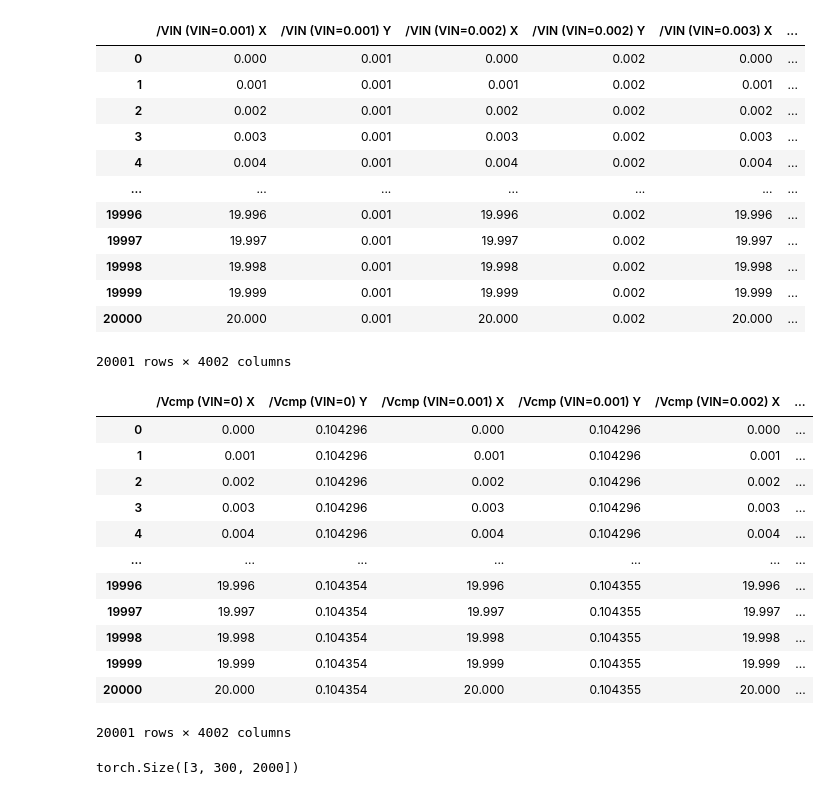
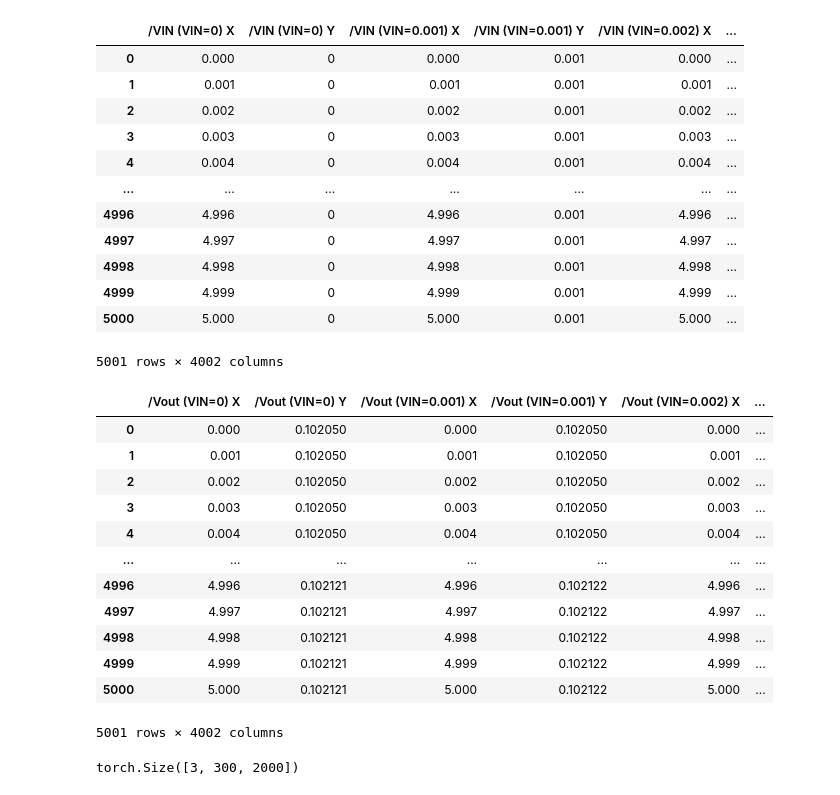
Before and after one commit to Neuromophic/Printed_Spiking_NN, a Jupyter notebook: simulation/1_read_const.ipynb, the cells around one changed output. Saved outputs shown, nothing was run; the diff lists cells and outputs as text; code cells hidden in the pictures.

```diff
--- a/simulation/1_read_const.ipynb
+++ b/simulation/1_read_const.ipynb
@@ -4,39 +4,39 @@ import numpy as np
 import matplotlib.pyplot as plt
 import torch
 # %%
-vin = pandas.read_csv('./data/VIN_0_2V_VDD1.csv')
+vin = pandas.read_csv('./data/VIN.csv')
 vin
 # %% [output]
-|  | /VIN (VIN=0.001) X | /VIN (VIN=0.001) Y | /VIN (VIN=0.002) X | /VIN (VIN=0.002) Y | /VIN (VIN=0.003) X | ... |
-| 0 | 0.000 | 0.001 | 0.000 | 0.002 | 0.000 | ... |
-| 1 | 0.001 | 0.001 | 0.001 | 0.002 | 0.001 | ... |
-| 2 | 0.002 | 0.001 | 0.002 | 0.002 | 0.002 | ... |
-| 3 | 0.003 | 0.001 | 0.003 | 0.002 | 0.003 | ... |
-| 4 | 0.004 | 0.001 | 0.004 | 0.002 | 0.004 | ... |
+|  | /VIN (VIN=0) X | /VIN (VIN=0) Y | /VIN (VIN=0.001) X | /VIN (VIN=0.001) Y | /VIN (VIN=0.002) X | ... |
+| 0 | 0.000 | 0 | 0.000 | 0.001 | 0.000 | ... |
+| 1 | 0.001 | 0 | 0.001 | 0.001 | 0.001 | ... |
+| 2 | 0.002 | 0 | 0.002 | 0.001 | 0.002 | ... |
+| 3 | 0.003 | 0 | 0.003 | 0.001 | 0.003 | ... |
+| 4 | 0.004 | 0 | 0.004 | 0.001 | 0.004 | ... |
 | ... | ... | ... | ... | ... | ... | ... |
-| 19996 | 19.996 | 0.001 | 19.996 | 0.002 | 19.996 | ... |
-| 19997 | 19.997 | 0.001 | 19.997 | 0.002 | 19.997 | ... |
-| 19998 | 19.998 | 0.001 | 19.998 | 0.002 | 19.998 | ... |
-| 19999 | 19.999 | 0.001 | 19.999 | 0.002 | 19.999 | ... |
-| 20000 | 20.000 | 0.001 | 20.000 | 0.002 | 20.000 | ... |
+| 4996 | 4.996 | 0 | 4.996 | 0.001 | 4.996 | ... |
+| 4997 | 4.997 | 0 | 4.997 | 0.001 | 4.997 | ... |
+| 4998 | 4.998 | 0 | 4.998 | 0.001 | 4.998 | ... |
+| 4999 | 4.999 | 0 | 4.999 | 0.001 | 4.999 | ... |
+| 5000 | 5.000 | 0 | 5.000 | 0.001 | 5.000 | ... |
-20001 rows × 4002 columns
+5001 rows × 4002 columns
 # %%
-spk = pandas.read_csv('./data/Vcmp_output_spike_0_2V_VDD1.csv')
+spk = pandas.read_csv('./data/VOUT.csv')
 spk
 # %% [output]
-|  | /Vcmp (VIN=0) X | /Vcmp (VIN=0) Y | /Vcmp (VIN=0.001) X | /Vcmp (VIN=0.001) Y | /Vcmp (VIN=0.002) X | ... |
-| 0 | 0.000 | 0.104296 | 0.000 | 0.104296 | 0.000 | ... |
-| 1 | 0.001 | 0.104296 | 0.001 | 0.104296 | 0.001 | ... |
-| 2 | 0.002 | 0.104296 | 0.002 | 0.104296 | 0.002 | ... |
-| 3 | 0.003 | 0.104296 | 0.003 | 0.104296 | 0.003 | ... |
-| 4 | 0.004 | 0.104296 | 0.004 | 0.104296 | 0.004 | ... |
+|  | /Vout (VIN=0) X | /Vout (VIN=0) Y | /Vout (VIN=0.001) X | /Vout (VIN=0.001) Y | /Vout (VIN=0.002) X | ... |
+| 0 | 0.000 | 0.102050 | 0.000 | 0.102050 | 0.000 | ... |
+| 1 | 0.001 | 0.102050 | 0.001 | 0.102050 | 0.001 | ... |
+| 2 | 0.002 | 0.102050 | 0.002 | 0.102050 | 0.002 | ... |
+| 3 | 0.003 | 0.102050 | 0.003 | 0.102050 | 0.003 | ... |
+| 4 | 0.004 | 0.102050 | 0.004 | 0.102050 | 0.004 | ... |
 | ... | ... | ... | ... | ... | ... | ... |
-| 19996 | 19.996 | 0.104354 | 19.996 | 0.104355 | 19.996 | ... |
-| 19997 | 19.997 | 0.104354 | 19.997 | 0.104355 | 19.997 | ... |
-| 19998 | 19.998 | 0.104354 | 19.998 | 0.104355 | 19.998 | ... |
-| 19999 | 19.999 | 0.104354 | 19.999 | 0.104355 | 19.999 | ... |
-| 20000 | 20.000 | 0.104354 | 20.000 | 0.104355 | 20.000 | ... |
+| 4996 | 4.996 | 0.102121 | 4.996 | 0.102122 | 4.996 | ... |
+| 4997 | 4.997 | 0.102121 | 4.997 | 0.102122 | 4.997 | ... |
+| 4998 | 4.998 | 0.102121 | 4.998 | 0.102122 | 4.998 | ... |
+| 4999 | 4.999 | 0.102121 | 4.999 | 0.102122 | 4.999 | ... |
+| 5000 | 5.000 | 0.102121 | 5.000 | 0.102122 | 5.000 | ... |
-20001 rows × 4002 columns
+5001 rows × 4002 columns
 # %%
 t   = torch.tensor(vin.iloc[:,0].to_numpy()).repeat(2000,1).T
 VIN = torch.tensor(vin.iloc[:,1:-1:2].to_numpy())
```
Also changed, not shown: parts of 1 cell of this notebook, 10 other files.
